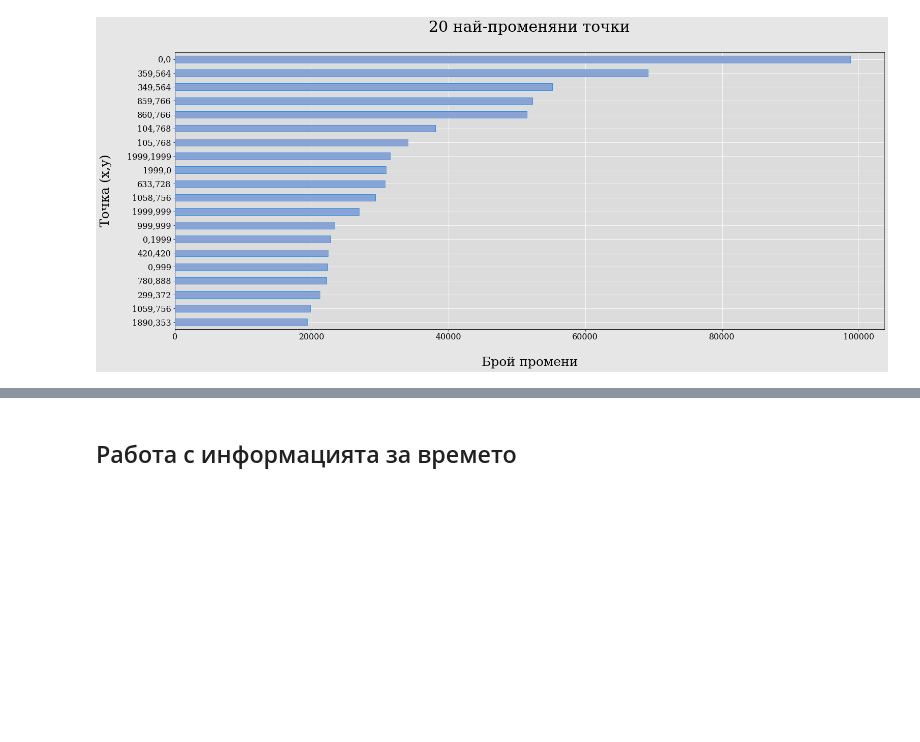
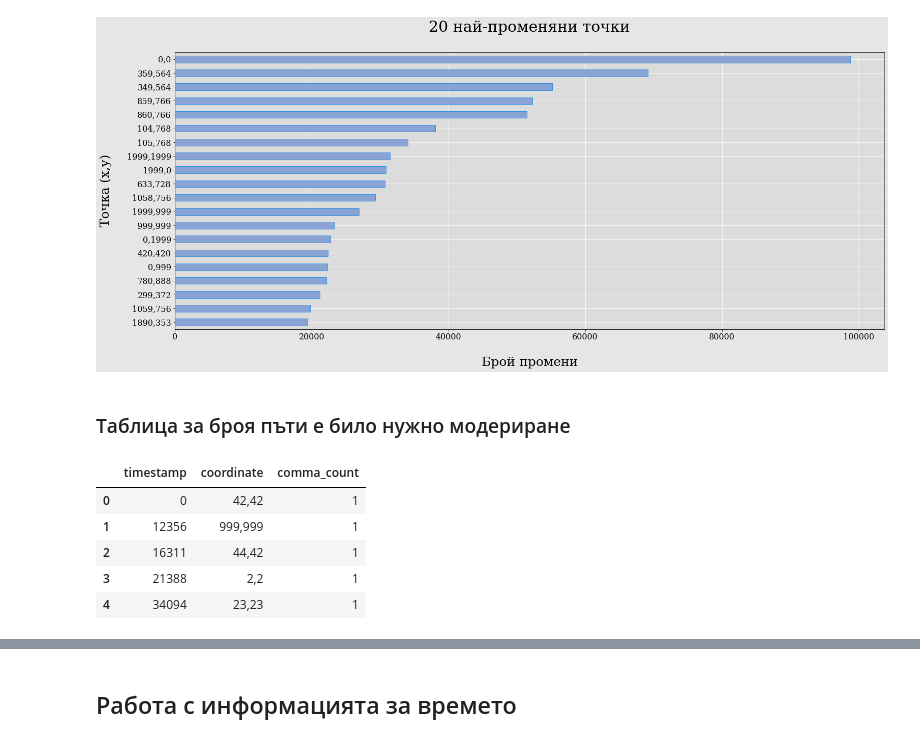
Before and after one commit to Denis-Iv/Analyzing-Social-Experiment, a Jupyter notebook: visualize_data.ipynb, the cells around one changed output, grey strips where cells are left out. Cells and saved outputs as stored; diff of their text form; code cells hidden in the pictures; blank space fills up the shorter version.

```diff
--- a/visualize_data.ipynb
+++ b/visualize_data.ipynb
@@ -218,3 +216,5 @@ now = datetime.now().strftime('%d%H%M')
 
 fig = plot.get_figure()
 fig.savefig(f'output\\plot_coordinates-{now}.png')
+# %% [markdown]
+### Таблица за броя пъти е било нужно модериране
@@ -220,0 +231,14 @@ fig.savefig(f'output\\plot_coordinates-{now}.png')
+# %%
+ddf_moderated = ddf_main.copy()
+
+ddf_moderated['comma_count'] = ddf_moderated.coordinate.str.count(',')
+ddf_moderated = ddf_moderated.drop(['pixel_color'], axis=1)
+
+ddf_moderated.head()
+# %% [output]
+|  | timestamp | coordinate | comma_count |
+| 0 | 0 | 42,42 | 1 |
+| 1 | 12356 | 999,999 | 1 |
+| 2 | 16311 | 44,42 | 1 |
+| 3 | 21388 | 2,2 | 1 |
+| 4 | 34094 | 23,23 | 1 |
```
Also changed, not shown: parts of 16 cells of this notebook.
